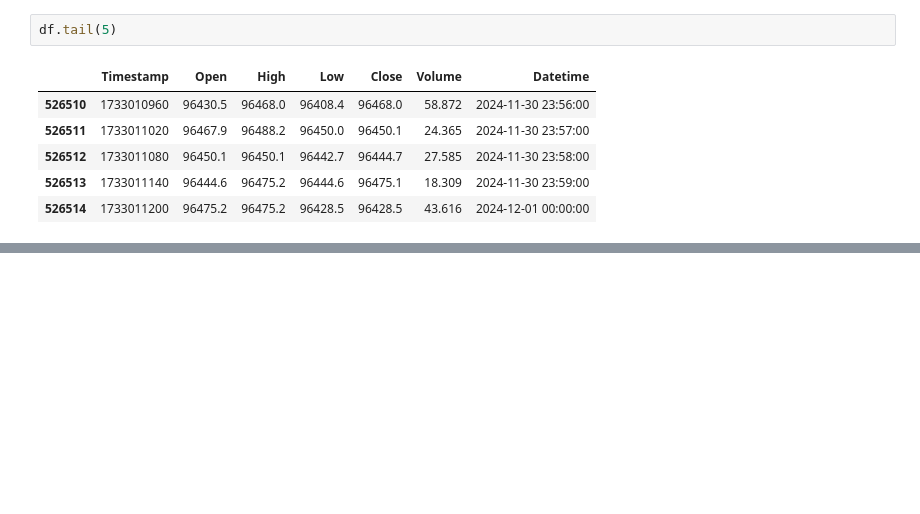
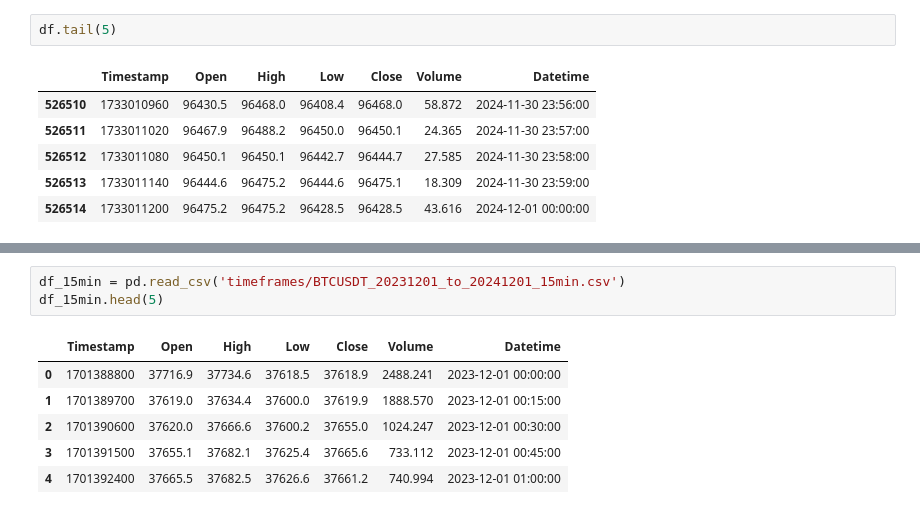
Before and after one commit to ahomteamsagar/cex-historical-data, a Jupyter notebook: check_binance.ipynb, the cells around one changed output, grey strips where cells are left out. Cells and saved outputs as stored; diff of their text form; blank space fills up the shorter version.

```diff
--- a/check_binance.ipynb
+++ b/check_binance.ipynb
@@ -21,0 +42,10 @@ df.tail(5)
+# %%
+df_15min = pd.read_csv('timeframes/BTCUSDT_20231201_to_20241201_15min.csv')
+df_15min.head(5)
+# %% [output]
+|  | Timestamp | Open | High | Low | Close | Volume | Datetime |
+| 0 | 1701388800 | 37716.9 | 37734.6 | 37618.5 | 37618.9 | 2488.241 | 2023-12-01 00:00:00 |
+| 1 | 1701389700 | 37619.0 | 37634.4 | 37600.0 | 37619.9 | 1888.570 | 2023-12-01 00:15:00 |
+| 2 | 1701390600 | 37620.0 | 37666.6 | 37600.2 | 37655.0 | 1024.247 | 2023-12-01 00:30:00 |
+| 3 | 1701391500 | 37655.1 | 37682.1 | 37625.4 | 37665.6 | 733.112 | 2023-12-01 00:45:00 |
+| 4 | 1701392400 | 37665.5 | 37682.5 | 37626.6 | 37661.2 | 740.994 | 2023-12-01 01:00:00 |
```
Also changed, not shown: parts of 8 cells of this notebook, 20 other files.
